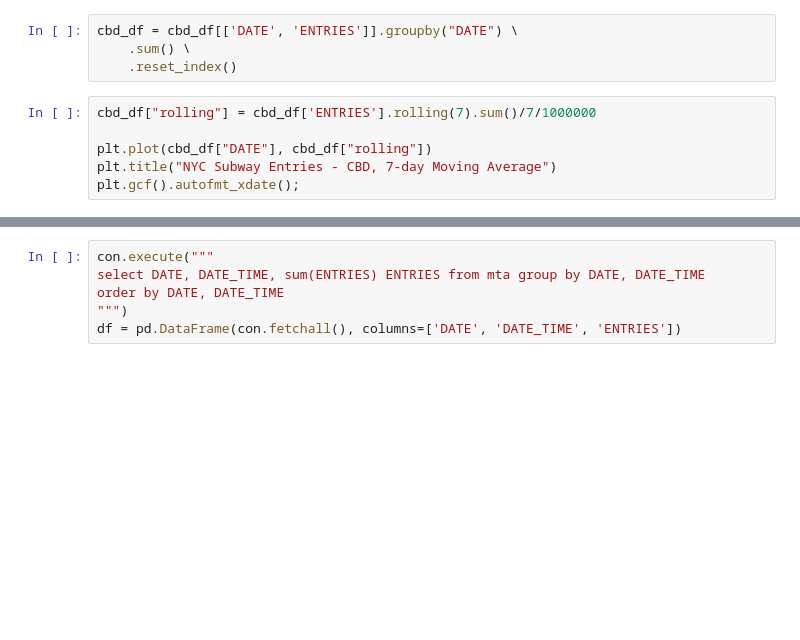
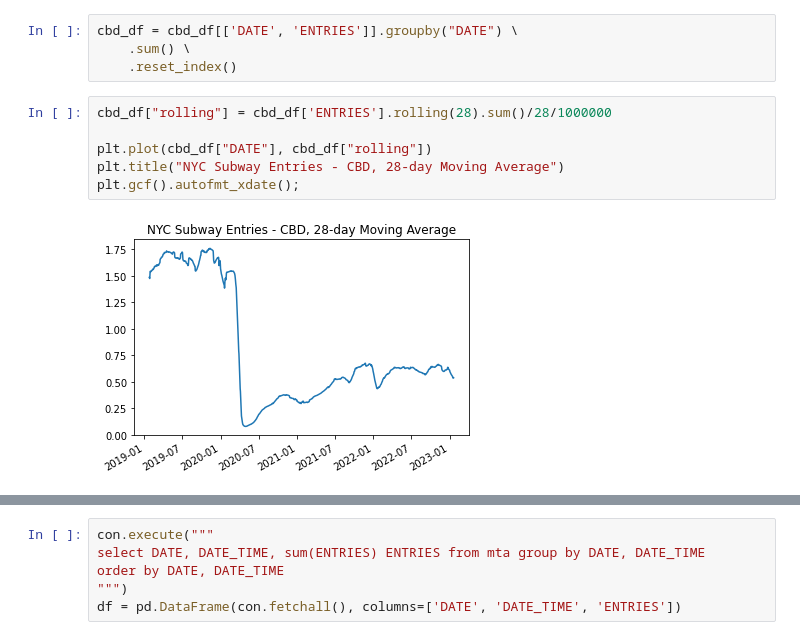
Before and after one commit to druce/MTA, a Jupyter notebook: MTA-DuckDB.ipynb, the cells around one changed output, grey strips where cells are left out. Drawn from its saved outputs; the diff is of its cells as text; blank space fills up the shorter version.

```diff
--- a/MTA-DuckDB.ipynb
+++ b/MTA-DuckDB.ipynb
@@ -732,11 +857,13 @@ cbd_df = cbd_df[['DATE', 'ENTRIES']].groupby("DATE") \
     .sum() \
     .reset_index()
 # %%
-cbd_df["rolling"] = cbd_df['ENTRIES'].rolling(7).sum()/7/1000000
+cbd_df["rolling"] = cbd_df['ENTRIES'].rolling(28).sum()/28/1000000
 
 plt.plot(cbd_df["DATE"], cbd_df["rolling"])
-plt.title("NYC Subway Entries - CBD, 7-day Moving Average")
+plt.title("NYC Subway Entries - CBD, 28-day Moving Average")
 plt.gcf().autofmt_xdate();
+# %% [output]
+[figure, added]
 # %%
 %%sql
 df << select DATE, DATE_TIME, sum(ENTRIES) ENTRIES
```
Also changed, not shown: parts of 73 cells of this notebook.
